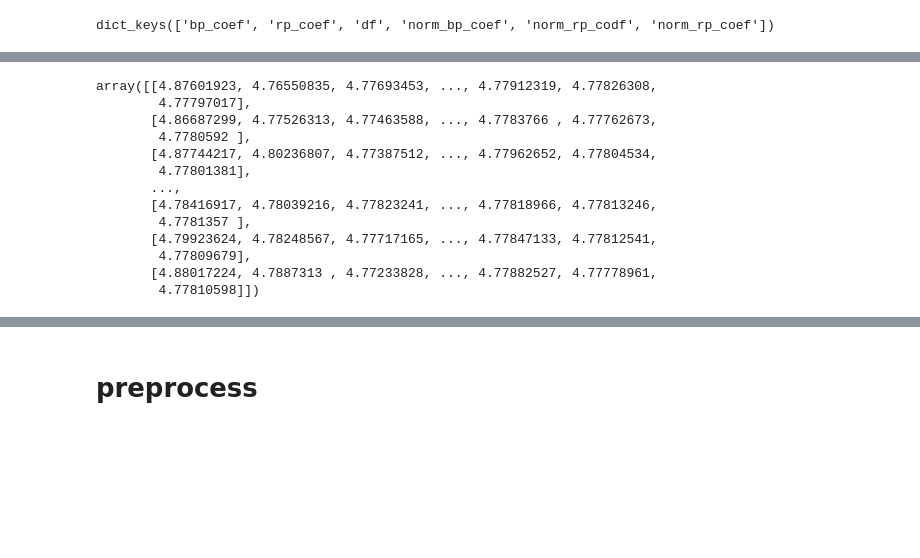
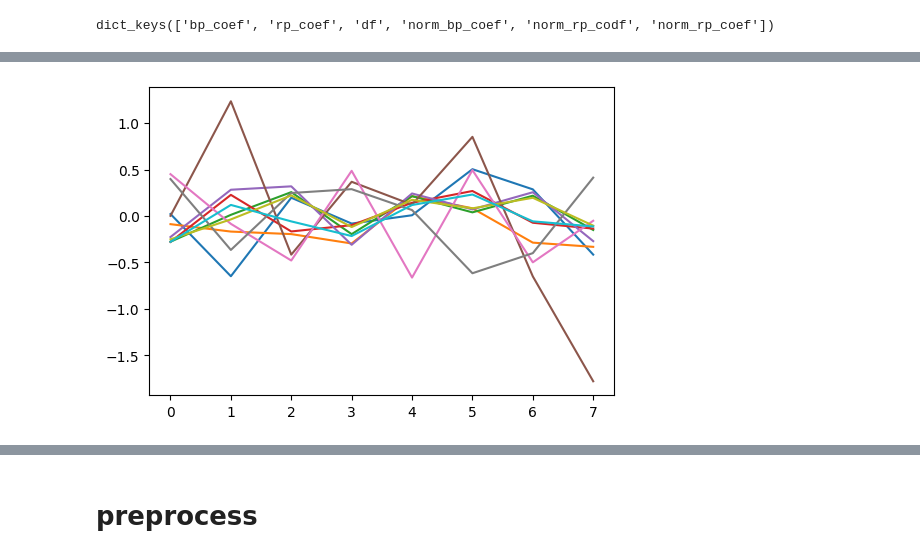
Before and after one commit to jiadonglee/aspgap, a Jupyter notebook: docs/gaiaXP.ipynb, the cells around one changed output, grey strips where cells are left out. Cells and saved outputs as stored; diff of their text form; code cells hidden in the pictures; blank space fills up the shorter version.

```diff
--- a/docs/gaiaXP.ipynb
+++ b/docs/gaiaXP.ipynb
@@ -218 +224,27 @@ for i,idx in enumerate(idx_lst):
+# %%
+from sklearn import preprocessing
+
+
+idx_lst = [0, 10, 100, 1000, 10000]
+
+fig, ax = plt.subplots(1, 1, figsize=(6, 4))
+
+scaler_bp = preprocessing.RobustScaler(quantile_range=(14., 86.))
+scaler_rp = preprocessing.RobustScaler(quantile_range=(14., 86.))
+
+norm_bp = scaler_bp.fit_transform(data_cont['bp_coef']+6*1e4)
+norm_rp = scaler_rp.fit_transform(data_cont['rp_coef']+6*1e4)
+
+
+for i,idx in enumerate(idx_lst):
+    # print(yy_bp, yy_rp)
+    xx = np.arange(8)
+    ax.plot(
+        xx, norm_bp[idx,:8]
+    )
+    ax.plot(
+        xx, norm_rp[idx,:8]
+    )
+# %% [output]
+[figure, added]
 # %%
@@ -224,16 +263,0 @@ np.save(data_dir+"ap17_xpcont_cut.npy", data_cont)
-# %%
-data_cont['norm_bp_coef']
-# %% [output]
-array([[4.87601923, 4.76550835, 4.77693453, ..., 4.77912319, 4.77826308,
-        4.77797017],
-       [4.86687299, 4.77526313, 4.77463588, ..., 4.7783766 , 4.77762673,
-        4.7780592 ],
-       [4.87744217, 4.80236807, 4.77387512, ..., 4.77962652, 4.77804534,
-        4.77801381],
-       ...,
-       [4.78416917, 4.78039216, 4.77823241, ..., 4.77818966, 4.77813246,
-        4.7781357 ],
-       [4.79923624, 4.78248567, 4.77717165, ..., 4.77847133, 4.77812541,
-        4.77809679],
-       [4.88017224, 4.7887313 , 4.77233828, ..., 4.77882527, 4.77778961,
-        4.77810598]])
```
Also changed, not shown: parts of 30 cells of this notebook, 3 other files.
